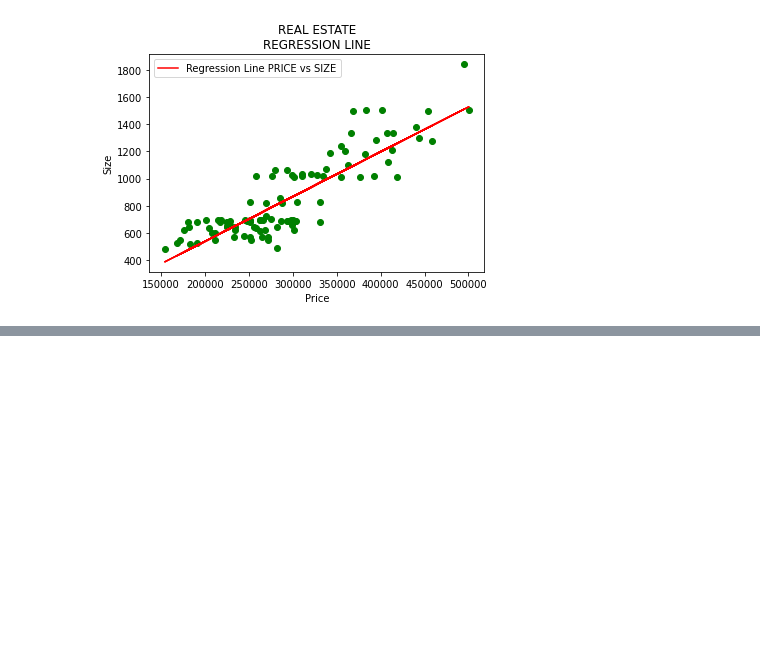
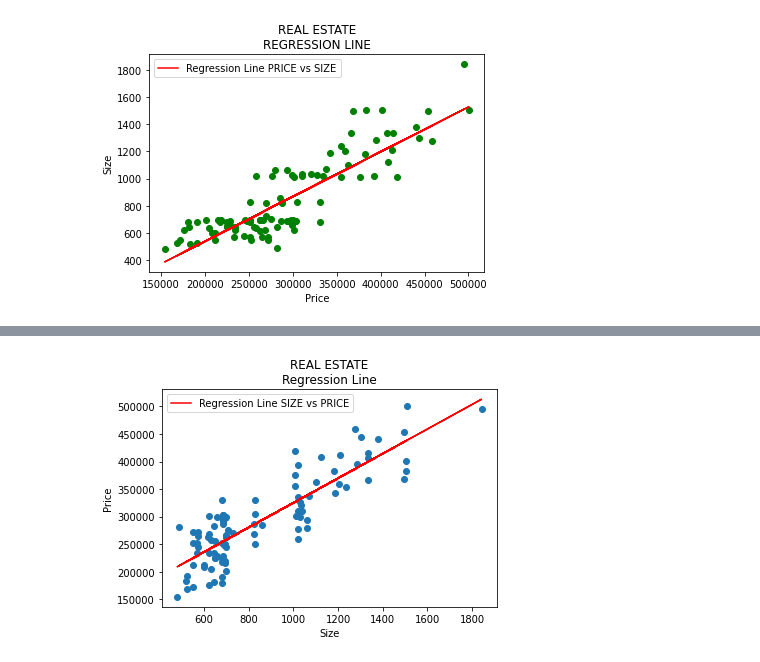
Before and after one commit to schau00/Random-Site, a Jupyter notebook: LinearRegression_RealEstate.ipynb, the cells around one changed output, grey strips where cells are left out. Cells and saved outputs as stored; diff of their text form; code cells hidden in the pictures; blank space fills up the shorter version.

```diff
--- a/LinearRegression_RealEstate.ipynb
+++ b/LinearRegression_RealEstate.ipynb
@@ -156,0 +177,30 @@ plt.show()
+# %%
+sum_numerator=0
+i=0
+for i in range(len(x)) :
+  sum_numerator += ((x[i]-x_bar)*(y[i]-y_bar))
+print(sum_numerator)
+# %%
+sum_denominator = 0
+i=0
+for i in range(len(x)) :
+  sum_denominator += (pow(x[i]-x_bar,2))
+print(sum_denominator)
+# %%
+b = sum_numerator/sum_denominator
+print(b)
+# %%
+a = y_bar - (b*x_bar)
+print(a)
+# %%
+x1 = dataset['size']
+plt.scatter(x1,y)
+yhat = a + b*x1
+regr = plt.plot(x1,yhat,color='red',label='Regression Line SIZE vs PRICE')
+plt.legend()
+plt.ylabel('Price')
+plt.xlabel('Size')
+plt.title('REAL ESTATE\nRegression Line')
+plt.show()
+# %% [output]
+[figure, added]
```
Also changed, not shown: parts of 5 cells of this notebook.
